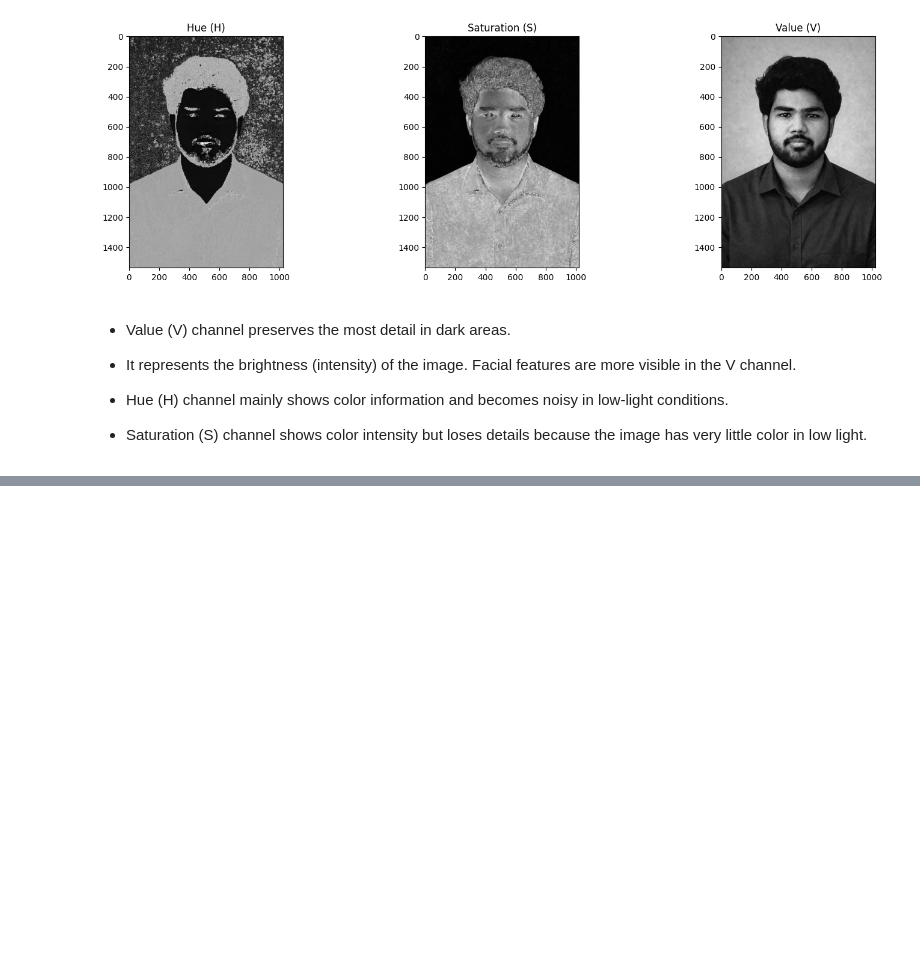
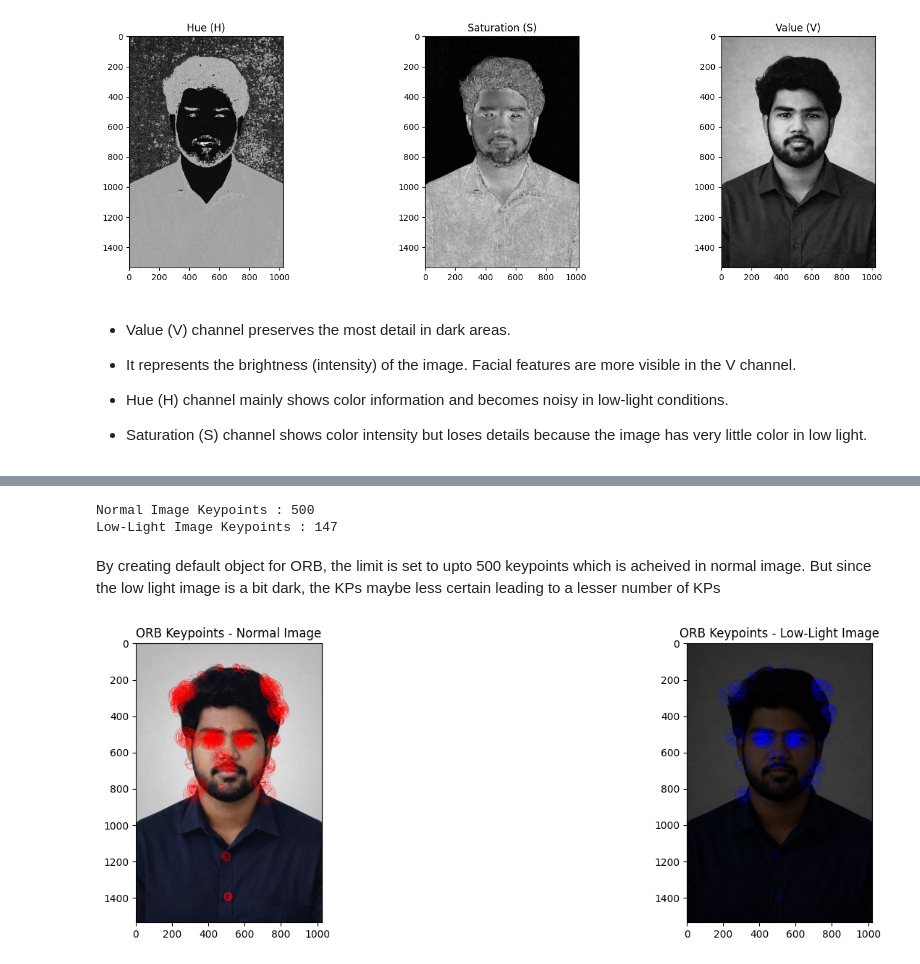
Before and after one commit to Manishrajmss13/Manish_Virtual_Training_Programme, a Jupyter notebook: AiML_training/Module_2/Opencv_assignments.ipynb, the cells around one changed output, grey strips where cells are left out. Drawn from its saved outputs; the diff is of its cells as text; code cells hidden in the pictures; blank space fills up the shorter version.

```diff
--- a/AiML_training/Module_2/Opencv_assignments.ipynb
+++ b/AiML_training/Module_2/Opencv_assignments.ipynb
@@ -103,0 +128,51 @@ Facial features are more visible in the V channel.
+# %%
+#ORB is used to detect keypoints and compute descriptors from both images
+
+orb = cv2.ORB_create() # this creates an ORB obj with default settings
+# %%
+def detect_orb_features(img):
+
+  kps, desc = orb.detectAndCompute(img,None)
+  return kps,desc
+# %%
+kp_normal, desc_normal = detect_orb_features(gray_normal)
+kp_low, desc_low = detect_orb_features(gray_low)
+# %%
+print("Normal Image Keypoints :", len(kp_normal))
+print("Low-Light Image Keypoints :", len(kp_low))
+# %% [output]
+Normal Image Keypoints : 500
+Low-Light Image Keypoints : 147
+# %% [markdown]
+By creating default object for ORB, the limit is set to upto 500 keypoints which is acheived in normal image. But since the low light image is a bit dark, the KPs maybe less certain leading to a lesser number of KPs
+# %%
+#Draw both the keypoints over the images
+
+normal_kp_img = cv2.drawKeypoints(
+    normal_img,
+    kp_normal,
+    None,
+    color=(0,0,255),
+    flags=cv2.DRAW_MATCHES_FLAGS_DRAW_RICH_KEYPOINTS
+)
+
+low_kp_img = cv2.drawKeypoints(
+    low_light_img,
+    kp_low,
+    None,
+    color=(255,0,0),
+    flags=cv2.DRAW_MATCHES_FLAGS_DRAW_RICH_KEYPOINTS
+)
+# %%
+disp_img(
+    images=[
+        cv2.cvtColor(normal_kp_img, cv2.COLOR_BGR2RGB),
+        cv2.cvtColor(low_kp_img, cv2.COLOR_BGR2RGB)
+    ],
+    titles=[
+        "ORB Keypoints - Normal Image",
+        "ORB Keypoints - Low-Light Image"
+    ]
+)
+# %% [output]
+[figure, added]
```
Also changed, not shown: parts of 22 cells of this notebook.
